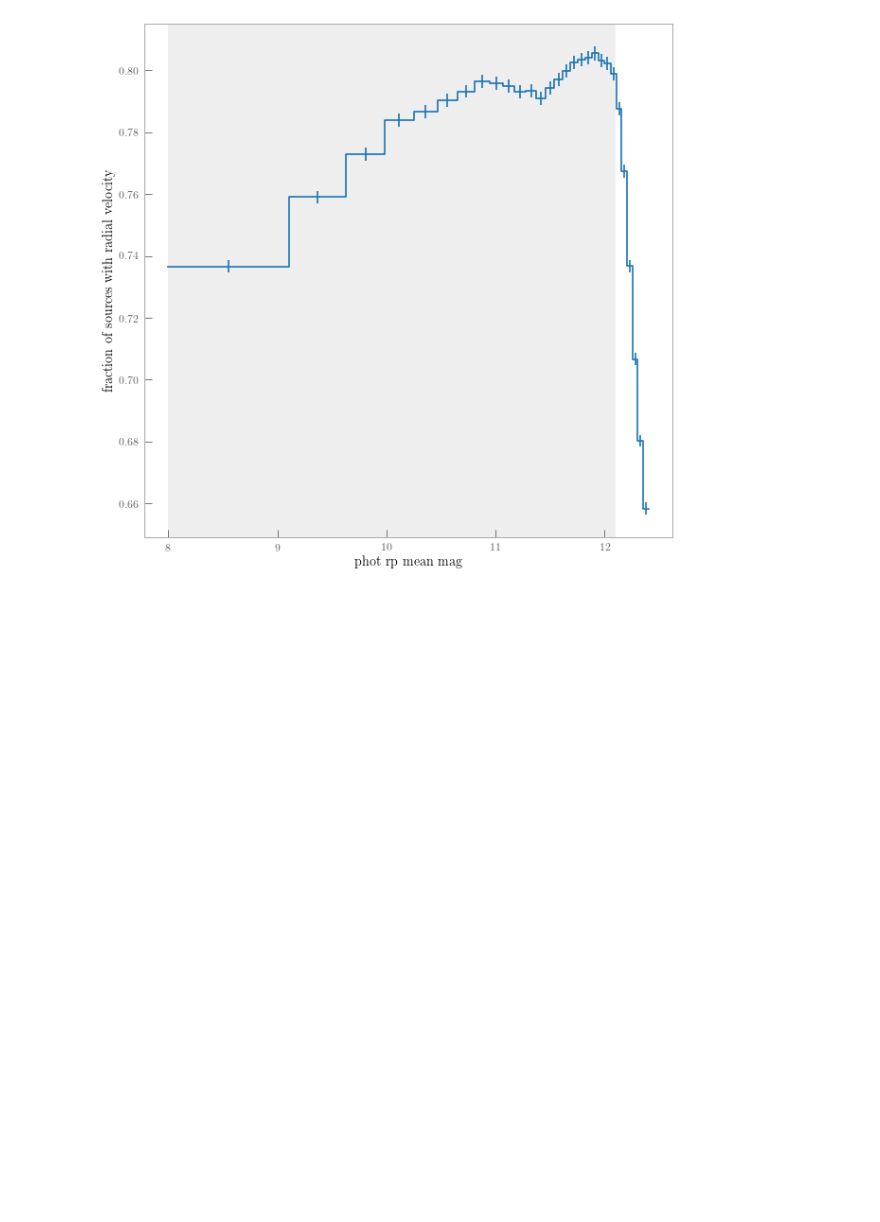
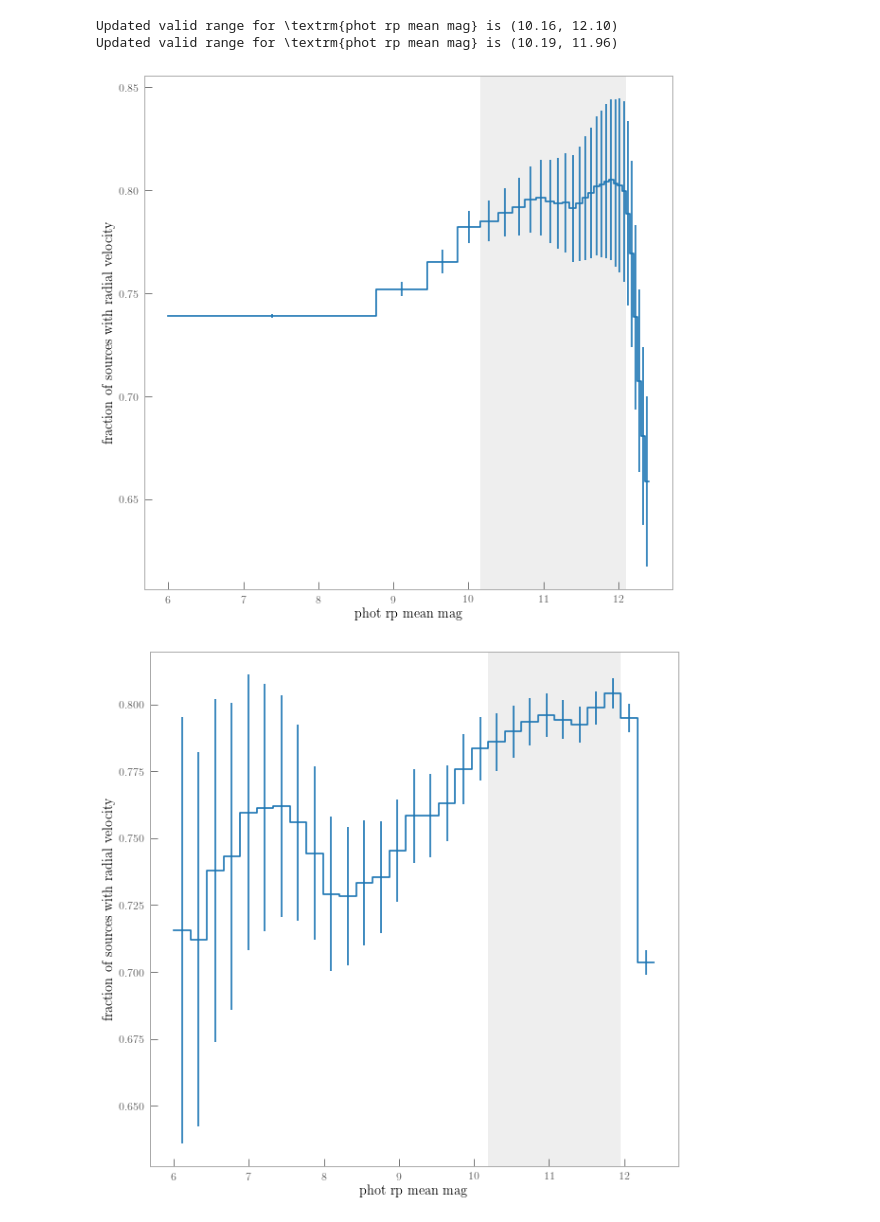
Before and after one commit to andycasey/velociraptor, a Jupyter notebook: notebooks/sb2.ipynb, the cells around one changed output. Cells and saved outputs as stored; diff of their text form; code cells hidden in the pictures; blank space fills up the shorter version.

```diff
--- a/notebooks/sb2.ipynb
+++ b/notebooks/sb2.ipynb
@@ -20,13 +17,13 @@ data = fits.open("../data/rv-all2.fits")[1].data
+# %%
+data = fits.open("../data/gaia-sources-for-npm.fits")[1].data
 # %%
-def get_rv_completeness(label_name, semilogx, equidensity, N_bins,
+def get_rv_completeness(x, semilogx, equidensity, N_bins,
                         x_min=None, x_max=None):
 
-    x = data[label_name]
     y = data["radial_velocity"]
 
     x_finite = np.isfinite(x)
     y_finite = np.isfinite(y)
-    finite = x_finite * y_finite
     if x_min is None:
         x_min = np.min(x[x_finite])
     if x_max is None:
@@ -53,15 +50,16 @@ def get_rv_completeness(label_name, semilogx, equidensity, N_bins,
     denominator, _ = np.histogram(x[x_finite], bins=bins)
     f = numerator/denominator.astype(float)
 
-    f_err = f / np.diff(bins)[0] * np.sqrt(
+    # Pretty sure this ~has~ to be wrong.
+    f_err = f / np.diff(bins) * np.sqrt(
             (np.sqrt(numerator)/numerator)**2 + \
             (np.sqrt(denominator)/denominator)**2)
 
     return (bins, f, f_err, numerator, denominator)
 # %%
-def plot_rv_completeness(label_name, latex_label_name, semilogx,
-                         equidensity, N_bins, ax=None, title=None,
-                         x_min=None, x_max=None, valid_xrange=None,
+def plot_rv_completeness(x, latex_label_name, semilogx, equidensity, N_bins,
+                         ax=None, title=None, x_min=None, x_max=None,
+                         valid_xrange=None, snap_xrange_to_nearest_bin_edge=False,
                          **kwargs):
     if ax is None:
         fig, ax = plt.subplots(1, 1, figsize=(10, 10))
@@ -69,7 +67,7 @@ def plot_rv_completeness(label_name, latex_label_name, semilogx,
         fig = ax.figure
 
     bins, f, f_err, num, den = get_rv_completeness(
-        label_name, semilogx=semilogx, equidensity=equidensity,
+        x, semilogx=semilogx, equidensity=equidensity,
         N_bins=N_bins, x_min=x_min, x_max=x_max)
 
     x = np.hstack([bins[0], np.repeat(bins[1:-1], 2), bins[-1]])
@@ -91,13 +89,31 @@ def plot_rv_completeness(label_name, latex_label_name, semilogx,
 
     if valid_xrange is not None:
         lower, upper = valid_xrange
+        if snap_xrange_to_nearest_bin_edge:
+            mask = (bins >= lower) * (bins <= upper)
+            lower = bins[mask][0]
+            upper = bins[mask][-1]
+
+            print("Updated valid range for {} is ({:.2f}, {:.2f})".format(
+                latex_label_name, lower, upper))
+
         ax.axvspan(lower, upper, facecolor="#eeeeee", edgecolor="None", zorder=-1)
 
     return fig
+# %%
+# Apply ranges
+valid_ranges = dict(
+    bp_rp=(1.2, 2.3),
+    phot_rp_mean_mag=(10, 12.15))
 # %%
-fig = plot_rv_completeness("phot_rp_mean_mag", r"\textrm{phot rp mean mag}",
-                           semilogx=False, equidensity=True, N_bins=30,
-                           x_min=8, x_max=12.4, valid_xrange=(8, 12.1))
+for equidensity in (True, False):
+    fig = plot_rv_completeness(data["phot_rp_mean_mag"], r"\textrm{phot rp mean mag}",
+                               semilogx=False, equidensity=equidensity, N_bins=30,
+                               x_min=6, x_max=12.4, valid_xrange=valid_ranges.get("phot_rp_mean_mag", None),
+                               snap_xrange_to_nearest_bin_edge=True)
 # %% [output]
+Updated valid range for \textrm{phot rp mean mag} is (10.16, 12.10)
+Updated valid range for \textrm{phot rp mean mag} is (10.19, 11.96)
-[figure, old version]
+[figure, new version]
+[figure, added]
 # %%
```
Also changed, not shown: parts of 30 cells of this notebook, 4 other files.
